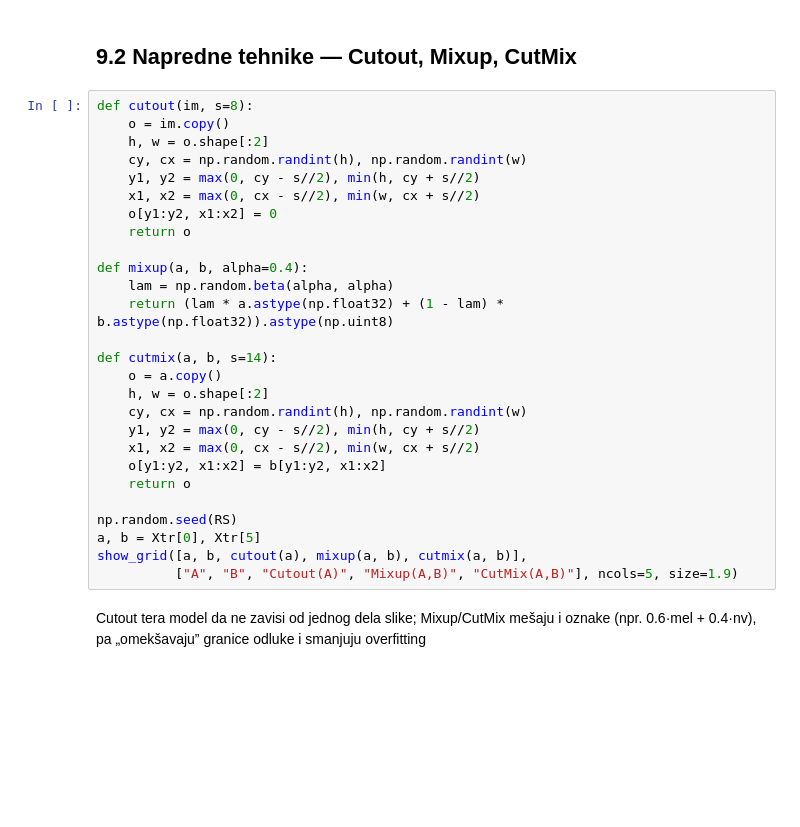
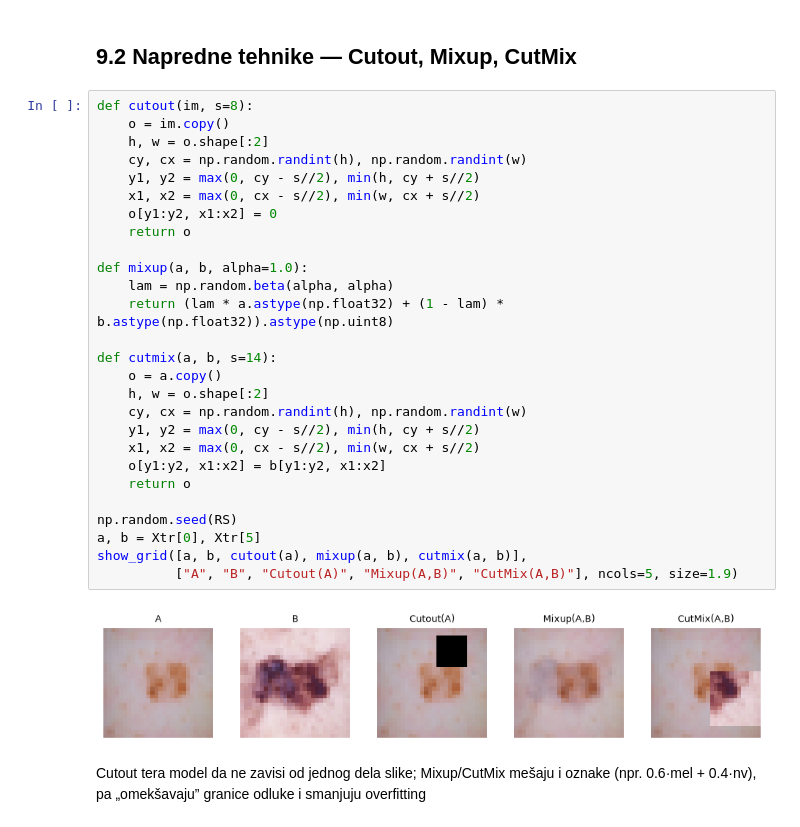
Before and after one commit to BoziCCCa/ImagePreprocessing, a Jupyter notebook: notebook.ipynb, the cells around one changed output. Saved outputs shown, nothing was run; the diff lists cells and outputs as text; blank space fills up the shorter version.

```diff
--- a/notebook.ipynb
+++ b/notebook.ipynb
@@ -572,30 +572,32 @@ show_grid([base, rotate(base, 90), rotate(base, 25), np.fliplr(base), np.flipud(
 # %%
 def cutout(im, s=8):
     o = im.copy()
     h, w = o.shape[:2]
     cy, cx = np.random.randint(h), np.random.randint(w)
     y1, y2 = max(0, cy - s//2), min(h, cy + s//2)
     x1, x2 = max(0, cx - s//2), min(w, cx + s//2)
     o[y1:y2, x1:x2] = 0
     return o
 
-def mixup(a, b, alpha=0.4):
+def mixup(a, b, alpha=1.0):
     lam = np.random.beta(alpha, alpha)
     return (lam * a.astype(np.float32) + (1 - lam) * b.astype(np.float32)).astype(np.uint8)
 
 def cutmix(a, b, s=14):
     o = a.copy()
     h, w = o.shape[:2]
     cy, cx = np.random.randint(h), np.random.randint(w)
     y1, y2 = max(0, cy - s//2), min(h, cy + s//2)
     x1, x2 = max(0, cx - s//2), min(w, cx + s//2)
     o[y1:y2, x1:x2] = b[y1:y2, x1:x2]
     return o
 
 np.random.seed(RS)
 a, b = Xtr[0], Xtr[5]
 show_grid([a, b, cutout(a), mixup(a, b), cutmix(a, b)],
           ["A", "B", "Cutout(A)", "Mixup(A,B)", "CutMix(A,B)"], ncols=5, size=1.9)
+# %% [output]
+[figure, added]
 # %% [markdown]
 <p>Cutout tera model da ne zavisi od jednog dela slike; Mixup/CutMix mešaju i oznake (npr. 0.6·mel + 0.4·nv), pa „omekšavaju” granice odluke i smanjuju overfitting </p>
 # %% [markdown]
```
Also changed, not shown: parts of 16 cells of this notebook.
